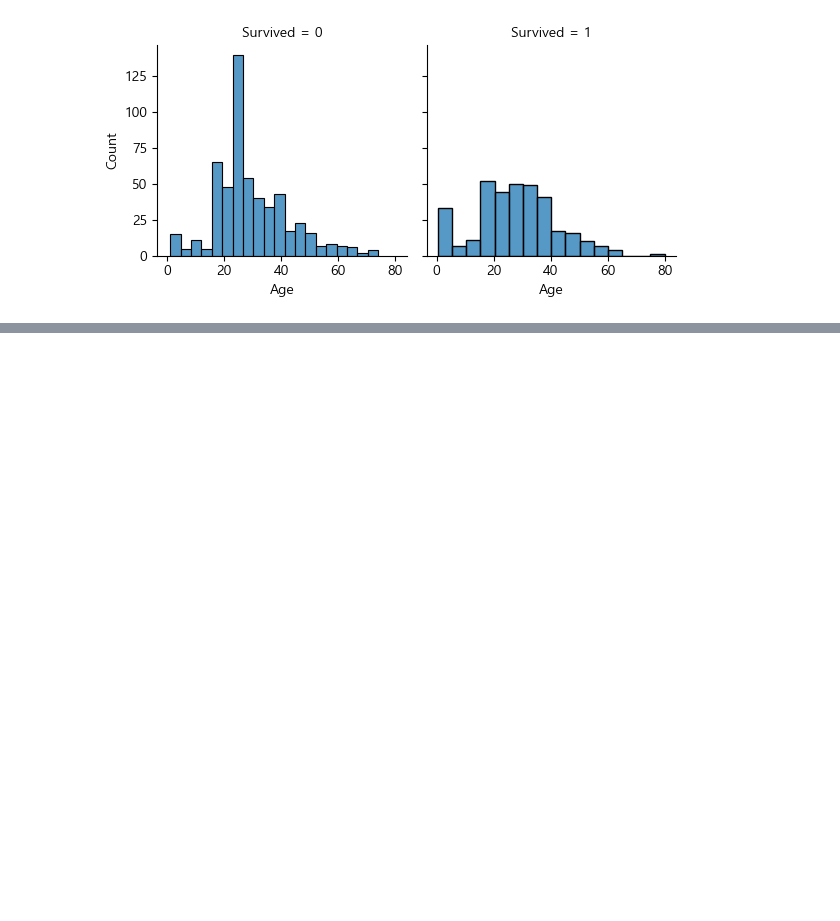
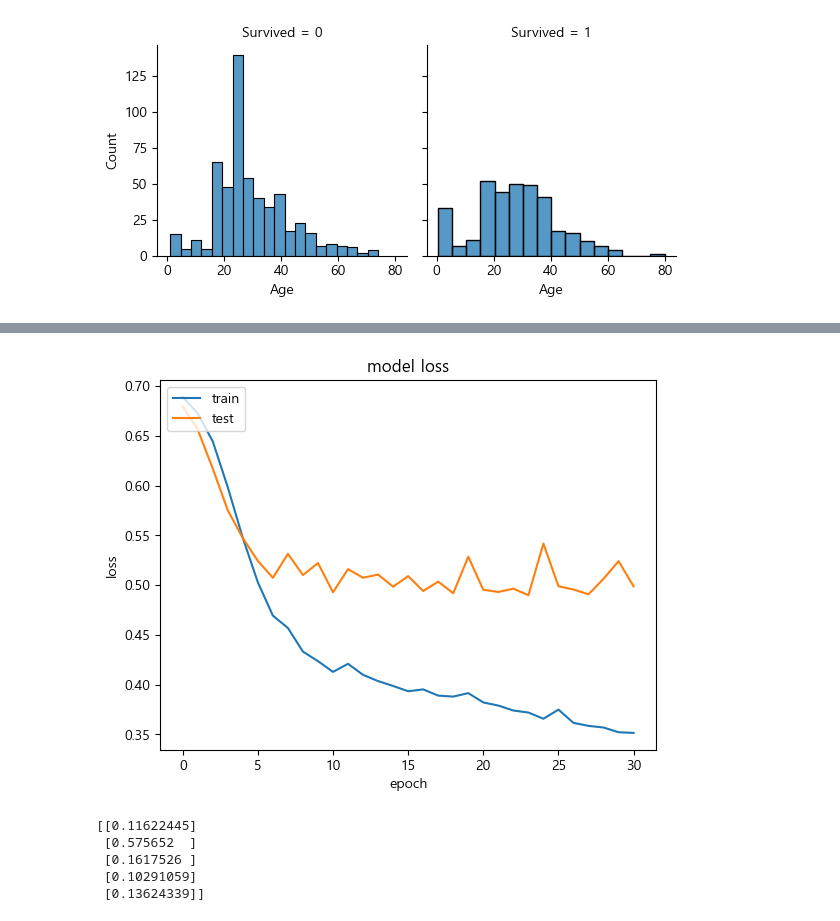
Before and after one commit to ksqrt/study, a Jupyter notebook: mylearn/titanic+keras.ipynb, the cells around one changed output, grey strips where cells are left out. Cells and saved outputs as stored; diff of their text form; code cells hidden in the pictures; blank space fills up the shorter version.

```diff
--- a/mylearn/titanic+keras.ipynb
+++ b/mylearn/titanic+keras.ipynb
@@ -236,0 +518,10 @@ plt.show()
+# %%
+plt.plot(hist.history['loss'])
+plt.plot(hist.history['val_loss'])
+plt.title('model loss')
+plt.ylabel('loss')
+plt.xlabel('epoch')
+plt.legend(['train', 'test'], loc='upper left')
+plt.show()
+# %% [output]
+[figure, added]
@@ -236,0 +536,16 @@ plt.show()
+# %%
+path = "C:\study\mylearn\input\\"
+submission = pd.read_csv(path + "gender_submission.csv",index_col=0)
+# 15-2.제촐용을 데이터프레임형으로 변환
+print(y_submit[:5])
+y_submit = pd.DataFrame(y_submit)
+# 15-2 제출용의 카운트 칼럼에 y_submit 삽입
+submission["Survived"] = y_submit
+# 15-3 경로와 파일명 지정
+submission.to_csv(path + "submission_0101502151.csv")
+# %% [output]
+[[0.11622445]
+ [0.575652  ]
+ [0.1617526 ]
+ [0.10291059]
+ [0.13624339]]
```
Also changed, not shown: parts of 27 cells of this notebook, 2 other files.
